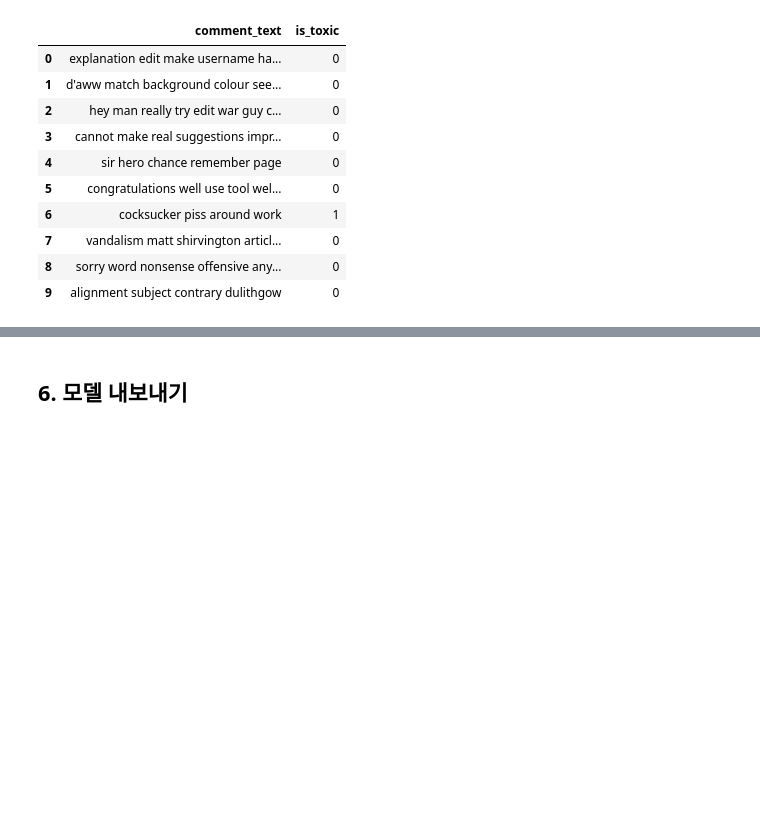
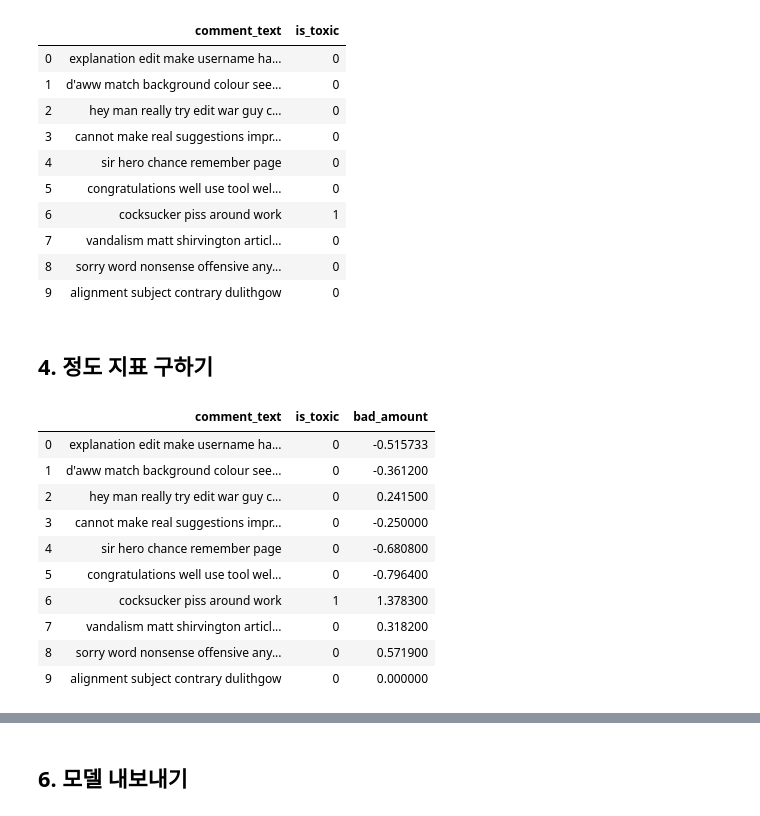
Before and after one commit to IamGroooooot/customized-toxic-comment-filtering, a Jupyter notebook: code/Toxic Comments Classification by Using TF-IDF.ipynb, the cells around one changed output, grey strips where cells are left out. Saved outputs shown, nothing was run; the diff lists cells and outputs as text; code cells hidden in the pictures; blank space fills up the shorter version.

```diff
--- a/code/Toxic Comments Classification by Using TF-IDF.ipynb
+++ b/code/Toxic Comments Classification by Using TF-IDF.ipynb
@@ -86,6 +99,7 @@ STOPWORDS = set(stopwords.words("english"))
 
 lemmatizer = WordNetLemmatizer()
 tokenizer = TweetTokenizer()
+sentAnalyzer = SentimentIntensityAnalyzer()
 # %% [markdown]
 ## 1. 데이터 로드
 # %%
@@ -244,3 +258,35 @@ df.head(10)
 | 7 | vandalism matt shirvington articl... | 0 |
 | 8 | sorry word nonsense offensive any... | 0 |
 | 9 | alignment subject contrary dulithgow | 0 |
+# %% [markdown]
+## 4. 정도 지표 구하기
+# %%
+def bad_amount(comment):
+    bad_words = pd.read_csv("./bad_words.csv").en_bad_words.tolist()
+
+    # bad word counting
+    count_of_word = len(comment.split())+1
+    count_of_bad = sum((1 for word in bad_words if comment.count(word)>0))
+    percent_of_bad = count_of_bad / count_of_word
+
+    # sentimental analysis
+    sent_score = sentAnalyzer.polarity_scores(comment)['compound']
+
+    final_score = -sent_score + percent_of_bad
+
+    return final_score
+# %%
+df['bad_amount'] = df['comment_text'].apply(lambda x: bad_amount(x))
+df.head(10)
+# %% [output]
+|  | comment_text | is_toxic | bad_amount |
+| 0 | explanation edit make username ha... | 0 | -0.515733 |
+| 1 | d'aww match background colour see... | 0 | -0.361200 |
+| 2 | hey man really try edit war guy c... | 0 | 0.241500 |
+| 3 | cannot make real suggestions impr... | 0 | -0.250000 |
+| 4 | sir hero chance remember page | 0 | -0.680800 |
+| 5 | congratulations well use tool wel... | 0 | -0.796400 |
+| 6 | cocksucker piss around work | 1 | 1.378300 |
+| 7 | vandalism matt shirvington articl... | 0 | 0.318200 |
+| 8 | sorry word nonsense offensive any... | 0 | 0.571900 |
+| 9 | alignment subject contrary dulithgow | 0 | 0.000000 |
```
Also changed, not shown: parts of 18 cells of this notebook, 4 other files.
